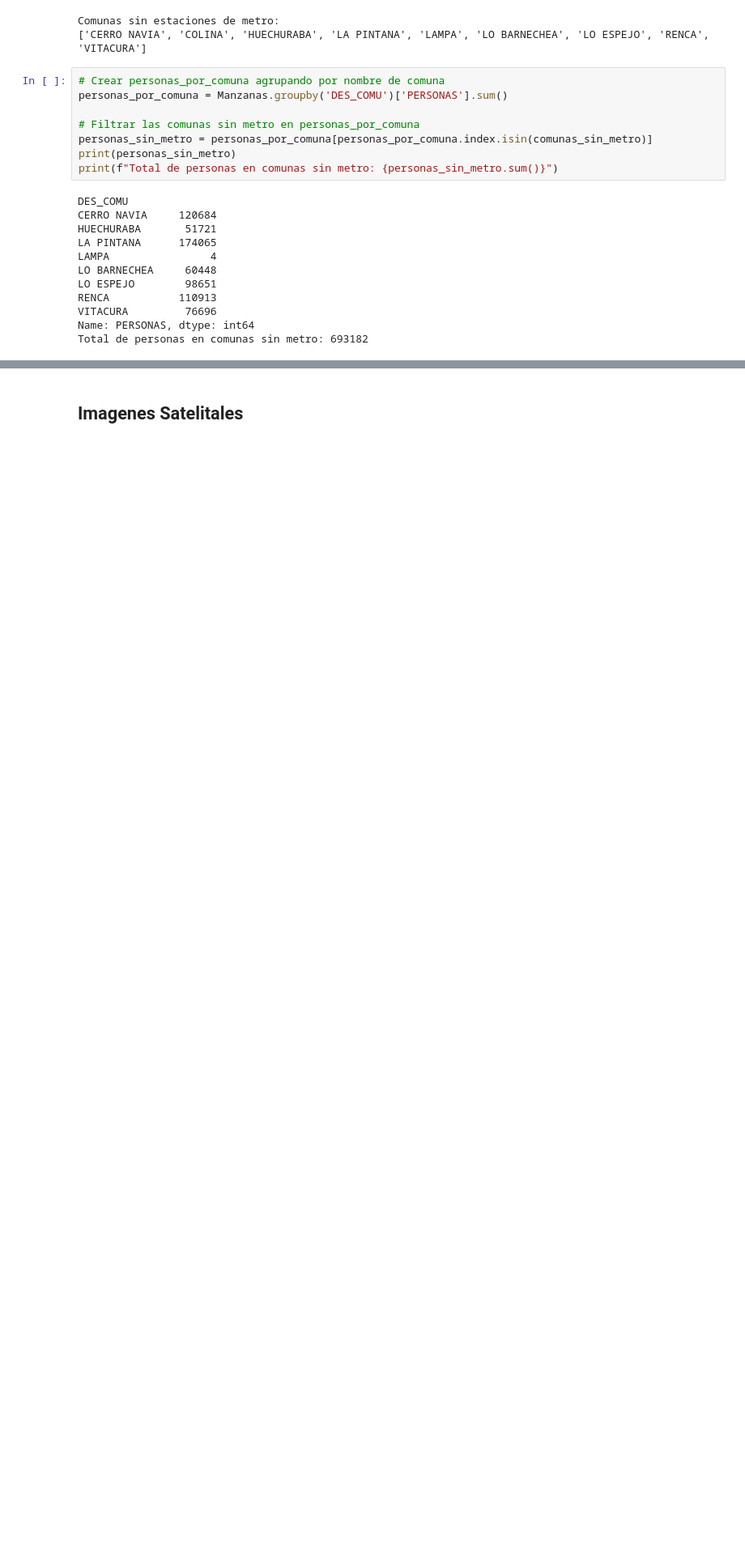
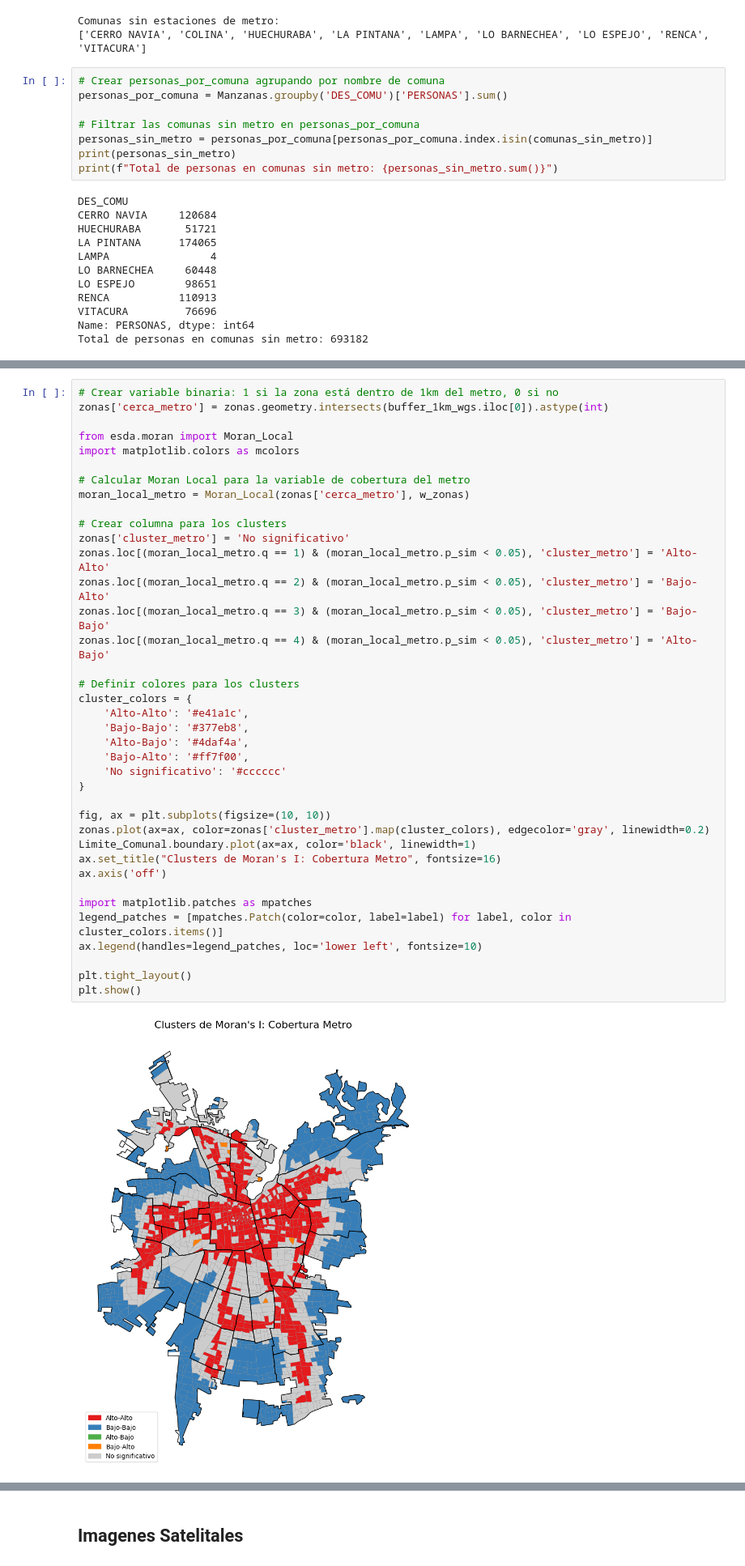
Before and after one commit to fchiapped/Proyecto-Geoespaciales, a Jupyter notebook: Proyecto.ipynb, the cells around one changed output, grey strips where cells are left out. Shown at 81% size. Drawn from its saved outputs; the diff is of its cells as text; blank space fills up the shorter version.

```diff
--- a/Proyecto.ipynb
+++ b/Proyecto.ipynb
@@ -248,0 +243,40 @@ plt.show()
+# %%
+# Crear variable binaria: 1 si la zona está dentro de 1km del metro, 0 si no
+zonas['cerca_metro'] = zonas.geometry.intersects(buffer_1km_wgs.iloc[0]).astype(int)
+
+from esda.moran import Moran_Local
+import matplotlib.colors as mcolors
+
+# Calcular Moran Local para la variable de cobertura del metro
+moran_local_metro = Moran_Local(zonas['cerca_metro'], w_zonas)
+
+# Crear columna para los clusters
+zonas['cluster_metro'] = 'No significativo'
+zonas.loc[(moran_local_metro.q == 1) & (moran_local_metro.p_sim < 0.05), 'cluster_metro'] = 'Alto-Alto'
+zonas.loc[(moran_local_metro.q == 2) & (moran_local_metro.p_sim < 0.05), 'cluster_metro'] = 'Bajo-Alto'
+zonas.loc[(moran_local_metro.q == 3) & (moran_local_metro.p_sim < 0.05), 'cluster_metro'] = 'Bajo-Bajo'
+zonas.loc[(moran_local_metro.q == 4) & (moran_local_metro.p_sim < 0.05), 'cluster_metro'] = 'Alto-Bajo'
+
+# Definir colores para los clusters
+cluster_colors = {
+    'Alto-Alto': '#e41a1c',
+    'Bajo-Bajo': '#377eb8',
+    'Alto-Bajo': '#4daf4a',
+    'Bajo-Alto': '#ff7f00',
+    'No significativo': '#cccccc'
+}
+
+fig, ax = plt.subplots(figsize=(10, 10))
+zonas.plot(ax=ax, color=zonas['cluster_metro'].map(cluster_colors), edgecolor='gray', linewidth=0.2)
+Limite_Comunal.boundary.plot(ax=ax, color='black', linewidth=1)
+ax.set_title("Clusters de Moran's I: Cobertura Metro", fontsize=16)
+ax.axis('off')
+
+import matplotlib.patches as mpatches
+legend_patches = [mpatches.Patch(color=color, label=label) for label, color in cluster_colors.items()]
+ax.legend(handles=legend_patches, loc='lower left', fontsize=10)
+
+plt.tight_layout()
+plt.show()
+# %% [output]
+[figure, added]
```
Also changed, not shown: parts of 18 cells of this notebook.
